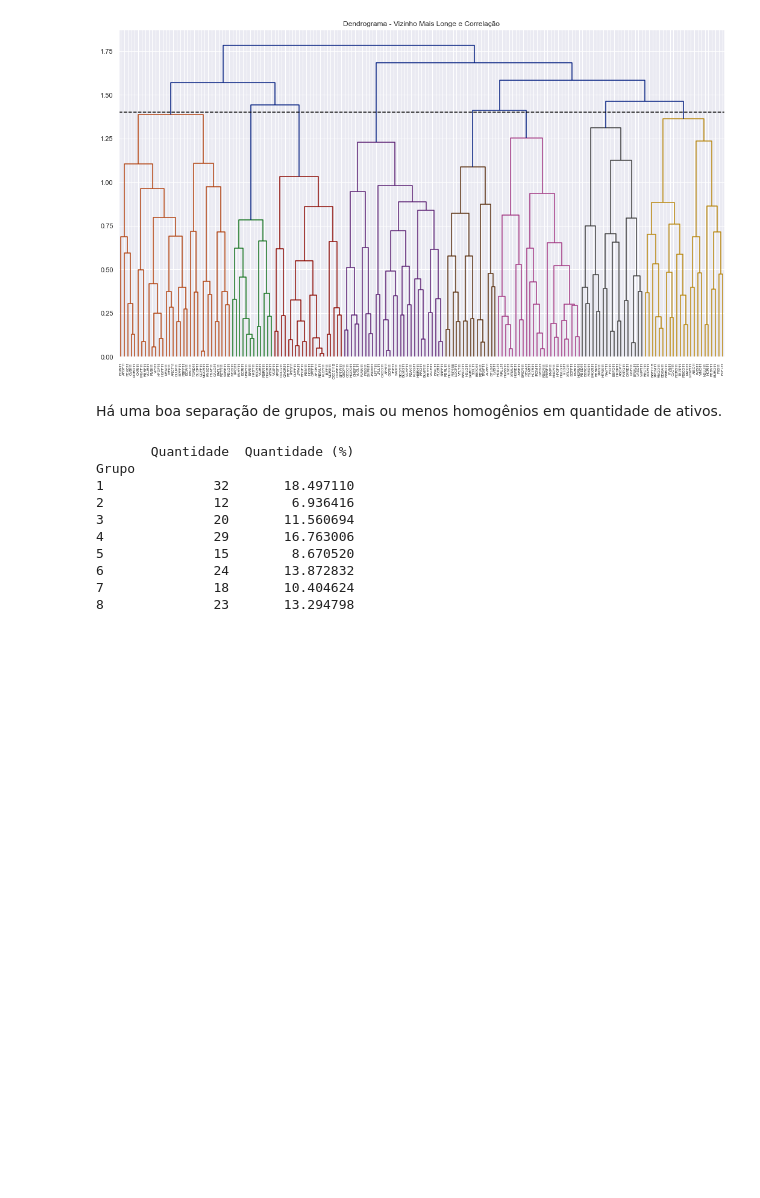
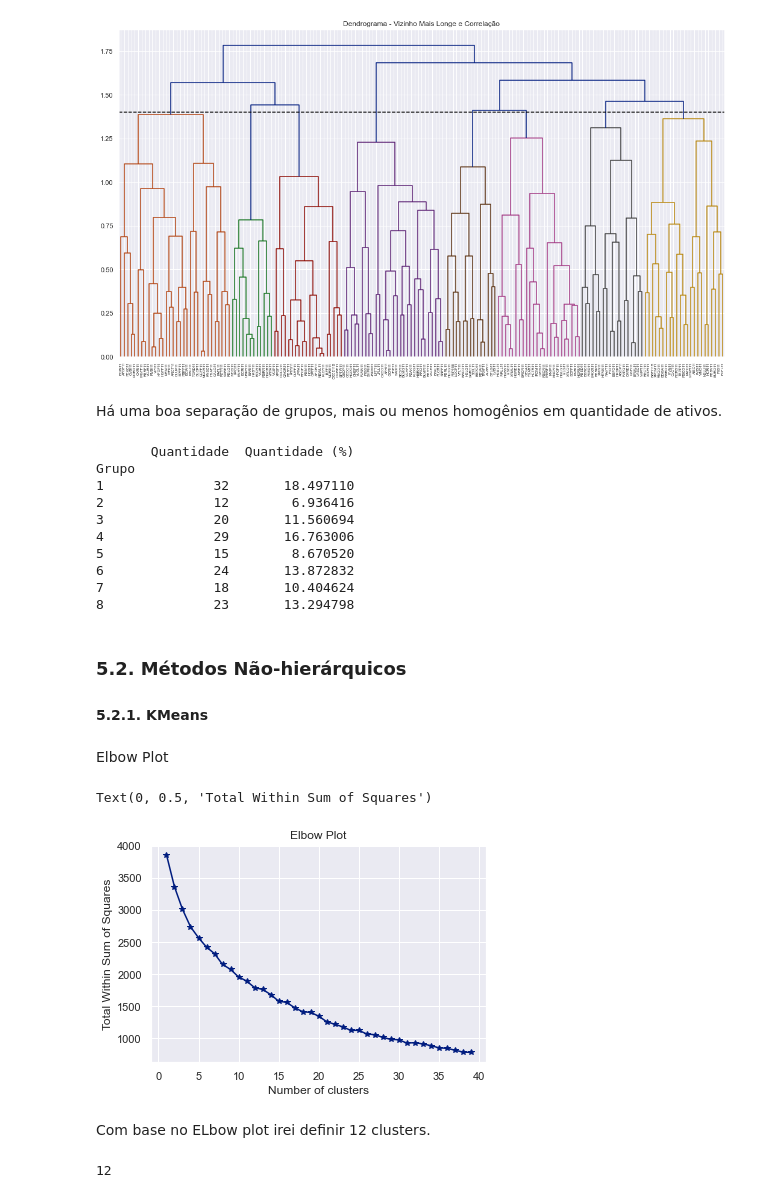
Before and after one commit to osouzadaniel/FII_Clustering, a Jupyter notebook: clustering.ipynb, the cells around one changed output. Cells and saved outputs as stored; diff of their text form; code cells hidden in the pictures; blank space fills up the shorter version.

Commit message:
feat: Add Kmeans Clustering

```diff
--- a/clustering.ipynb
+++ b/clustering.ipynb
@@ -468,3 +472,26 @@ Grupo
 6              24       13.872832
 7              18       10.404624
 8              23       13.294798
+# %% [markdown]
+### 5.2. Métodos Não-hierárquicos
+
+#### 5.2.1. KMeans
+# %%
+test_range = range(1,40)
+models_kmeans = []
+
+for n in test_range:
+    models_kmeans.append( KMeans(n_clusters = n).fit(df_clus) )
+# %% [markdown]
+Elbow Plot
+# %%
+plt.plot(list(test_range), [model.inertia_ for model in models_kmeans], '*-')
+
+plt.title("Elbow Plot")
+plt.xlabel("Number of clusters")
+plt.ylabel("Total Within Sum of Squares")
+# %% [output]
+Text(0, 0.5, 'Total Within Sum of Squares')
+[figure, added]
+# %% [markdown]
+Com base no ELbow plot irei definir 12 clusters.
@@ -470,0 +501,4 @@ Grupo
+# %%
+model_kmeans.n_clusters
+# %% [output]
+12
```
Also changed, not shown: parts of 7 cells of this notebook.
